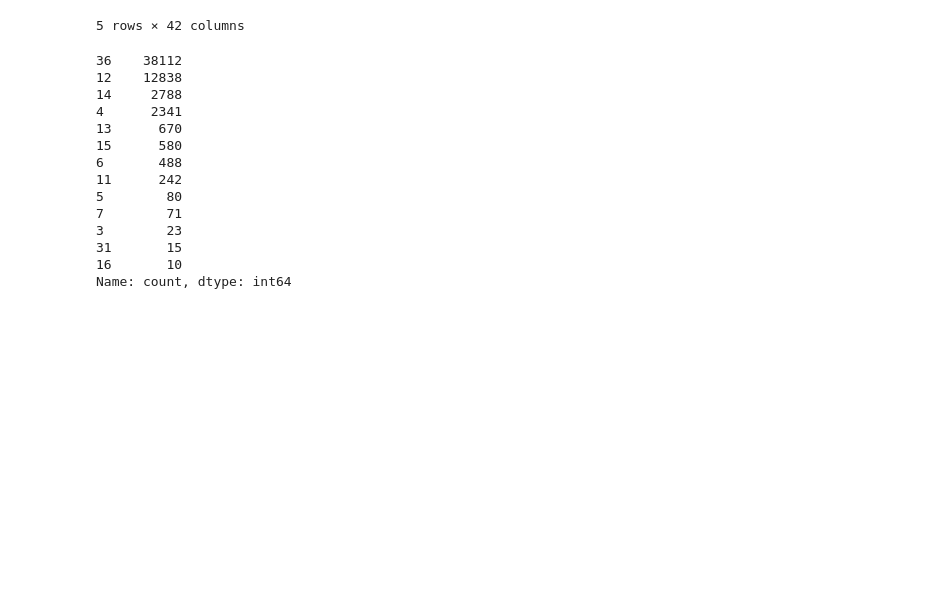
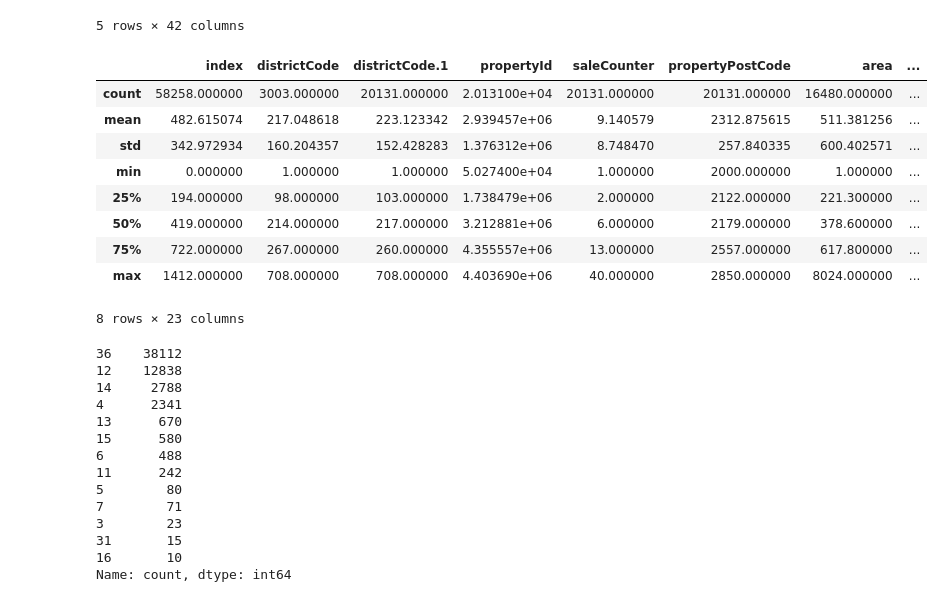
Before and after one commit to Tell1/prop-recommender, a Jupyter notebook: notebooks/join_gis_to_dat.ipynb, the cells around one changed output. Cells and saved outputs as stored; diff of their text form; code cells hidden in the pictures; blank space fills up the shorter version.

```diff
--- a/notebooks/join_gis_to_dat.ipynb
+++ b/notebooks/join_gis_to_dat.ipynb
@@ -32,6 +32,19 @@ Shape: df_dat.shape=(58258, 42)
 | 3 | 3 | NaN | NaN | NaN | NaN | 103.0 | 1179345.0 | ... |
 | 4 | 4 | NaN | NaN | NaN | NaN | 103.0 | 2939227.0 | ... |
 5 rows × 42 columns
+# %%
+df_dat.describe()#.unique()
+# %% [output]
+|  | index | districtCode | districtCode.1 | propertyId | saleCounter | propertyPostCode | area | ... |
+| count | 58258.000000 | 3003.000000 | 20131.000000 | 2.013100e+04 | 20131.000000 | 20131.000000 | 16480.000000 | ... |
+| mean | 482.615074 | 217.048618 | 223.123342 | 2.939457e+06 | 9.140579 | 2312.875615 | 511.381256 | ... |
+| std | 342.972934 | 160.204357 | 152.428283 | 1.376312e+06 | 8.748470 | 257.840335 | 600.402571 | ... |
+| min | 0.000000 | 1.000000 | 1.000000 | 5.027400e+04 | 1.000000 | 2000.000000 | 1.000000 | ... |
+| 25% | 194.000000 | 98.000000 | 103.000000 | 1.738479e+06 | 2.000000 | 2122.000000 | 221.300000 | ... |
+| 50% | 419.000000 | 214.000000 | 217.000000 | 3.212881e+06 | 6.000000 | 2179.000000 | 378.600000 | ... |
+| 75% | 722.000000 | 267.000000 | 260.000000 | 4.355557e+06 | 13.000000 | 2557.000000 | 617.800000 | ... |
+| max | 1412.000000 | 708.000000 | 708.000000 | 4.403690e+06 | 40.000000 | 2850.000000 | 8024.000000 | ... |
+8 rows × 23 columns
 # %%
 # Number of co-occuring missing values
 df_dat.isna().sum(axis=1).value_counts()
```
Also changed, not shown: parts of 1 cell of this notebook, 3 other files.
